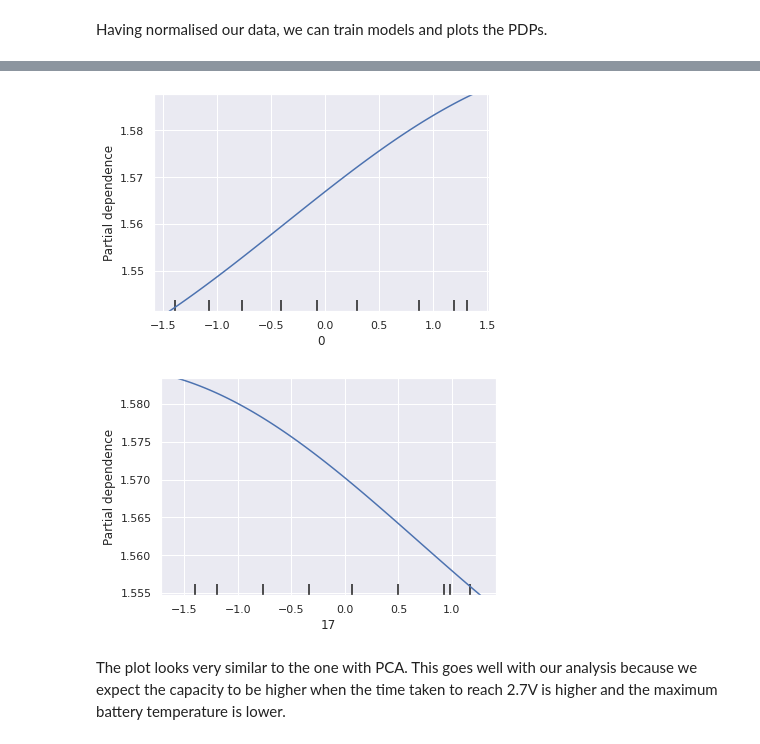
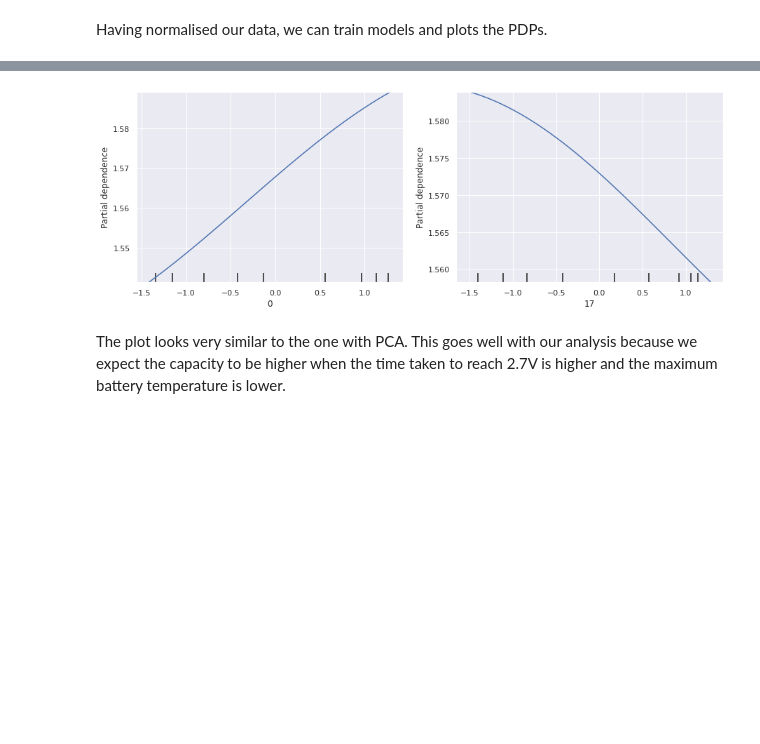
Before and after one commit to aweditya/ev-battery-degradation, a Jupyter notebook: src/Predicting RUL of EV Batteries.ipynb, the cells around one changed output, grey strips where cells are left out. Cells and saved outputs as stored; diff of their text form; code cells hidden in the pictures; blank space fills up the shorter version.

Commit message:
added more and modified current PDP plots

```diff
--- a/src/Predicting RUL of EV Batteries.ipynb
+++ b/src/Predicting RUL of EV Batteries.ipynb
@@ -1750,12 +1797,12 @@ RMSE = 0.0593
 # %%
+fig, (ax1, ax2) = plt.subplots(1, 2, figsize = (15,5))
 # PDP for time at which battery voltage hits 2.7V
-disp_s0 = PartialDependenceDisplay.from_estimator(s, train_x1, features=[0])
+disp_s0 = PartialDependenceDisplay.from_estimator(s, train_x1, features=[0], ax=ax1)
 
 # PDP for maximum temperature
-disp_s17 = PartialDependenceDisplay.from_estimator(s, train_x1, features=[17])
+disp_s17 = PartialDependenceDisplay.from_estimator(s, train_x1, features=[17], ax=ax2)
 # %% [output]
-[figure, old version]
+[figure, new version]
-[figure, removed]
 # %% [markdown]
 The plot looks very similar to the one with PCA. This goes well with our analysis because we expect the capacity to be higher when the time taken to reach 2.7V is higher and the maximum battery temperature is lower.
 # %%
```
Also changed, not shown: parts of 14 cells of this notebook.
